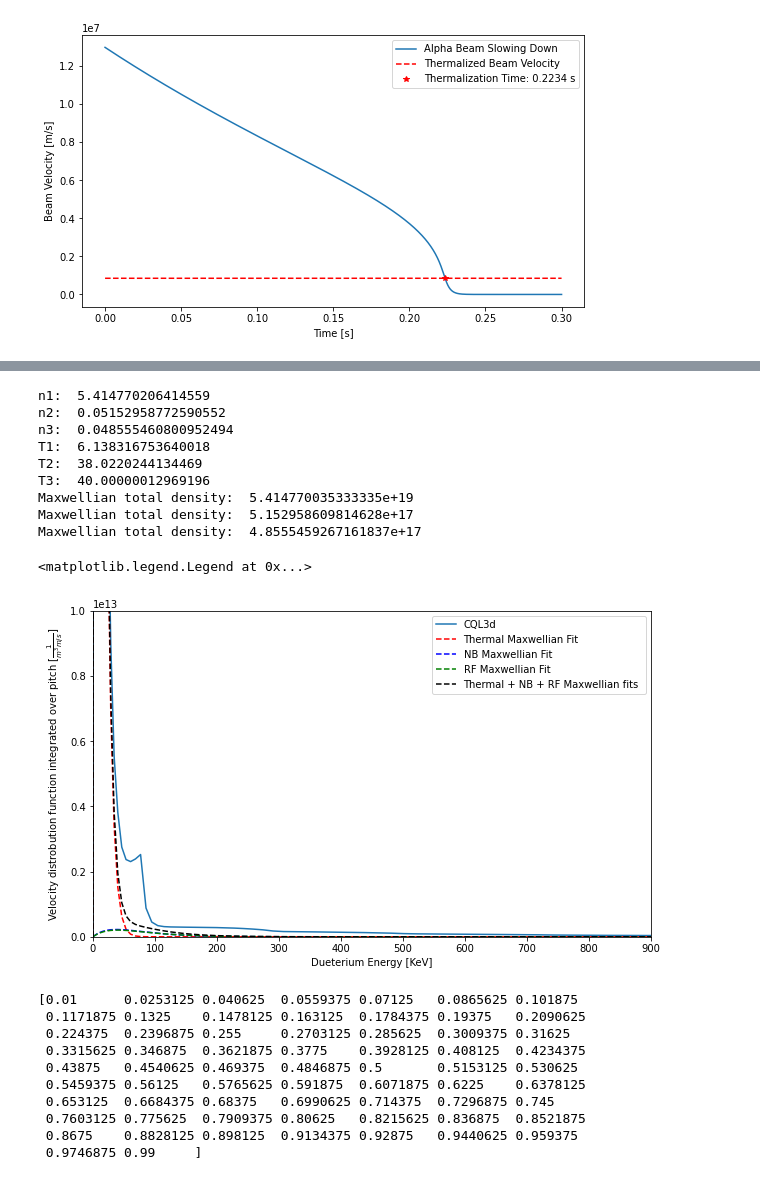
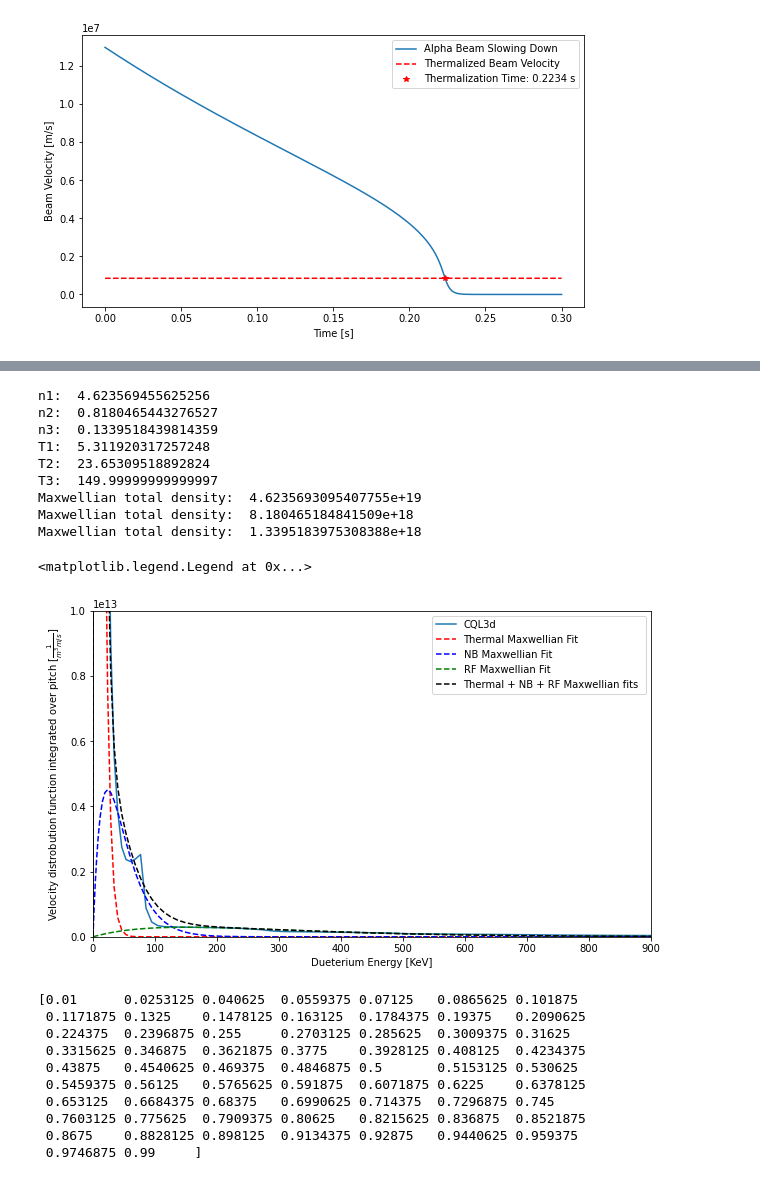
Before and after one commit to vandelij/genray_cql3d_plots, a Jupyter notebook: shots/147634/scan_beam_and_RF/beam_5_RF_testing/make_distrobution.ipynb, the cells around one changed output, grey strips where cells are left out. Cells and saved outputs as stored; diff of their text form; code cells hidden in the pictures.

```diff
--- a/shots/147634/scan_beam_and_RF/beam_5_RF_testing/make_distrobution.ipynb
+++ b/shots/147634/scan_beam_and_RF/beam_5_RF_testing/make_distrobution.ipynb
@@ -523,8 +509,8 @@ def maxwellian_fit2(enerkev, n1, T1, T2, T3):
     # print('t_slow_NB: ', t_slow_NB)
     # print('t_slow_RF: ', t_slow_RF)
 
-    n2 = (2/3)*P_NB*t_slow_NB/T2
-    n3 = (2/3)*P_RF*t_slow_RF/T3
+    n2 = 10*(2/3)*P_NB*t_slow_NB/T2  #TODO: remove x10
+    n3 = 10*(2/3)*P_RF*t_slow_RF/T3
 
     n1 = n1*1e19  # m^-3
 
@@ -600,8 +586,8 @@ def fit_three_guassians_to_cql2(enerkev, cql_nc, rhoindex, bounds):
 
     t_slow_NB = get_beam_slowing_down_time(v2, T, n, Zb=1, mb=M, mi=M)
     t_slow_RF = get_beam_slowing_down_time(v3, T, n, Zb=1, mb=M, mi=M)
-    n2 = (2/3)*P_NB*t_slow_NB/T2
-    n3 = (2/3)*P_RF*t_slow_RF/T3
+    n2 = 10*(2/3)*P_NB*t_slow_NB/T2
+    n3 = 10*(2/3)*P_RF*t_slow_RF/T3
 
     return integrated_over_pitch, n1, T1, n2, T2, n3, T3
 #--------------------------------------------------
@@ -617,11 +603,11 @@ n1U = n
 T1L = 0.8*T
 T1U = 1.2*T
 
-T2L = T #1.5*T
+T2L = 4*T #1.5*T
 T2U = 40
 
-T3L = 40
-T3U = 500
+T3L = 20
+T3U = 150
 
 
 bounds2 = ([n1L, T1L, T2L, T3L],[n1U, T1U, T2U, T3U])
@@ -646,43 +632,43 @@ n_th = sorted_array[1, 0]
 n_NB = sorted_array[1, 1]
 n_RF = sorted_array[1, 2]
 
 # ----------------------------------------------------
 
 plt.figure(figsize=(10,6))
 plt.plot(enerkev, integrated_over_pitch, label='CQL3d')
 
 max_energy_gridTH, max_TH = plot_maxwell_given_n_T_enerkev(n_th*1e19, T_th, enerkev, plotlog=False, color='red', label='Thermal Maxwellian Fit')
 max_energy_gridNB, max_NB = plot_maxwell_given_n_T_enerkev(n_NB*1e19, T_NB, enerkev, plotlog=False, color='blue', label='NB Maxwellian Fit')
 max_energy_gridRF, max_RF = plot_maxwell_given_n_T_enerkev(n_RF*1e19, T_RF, enerkev, plotlog=False, color='green', label='RF Maxwellian Fit')
 
 # get_max_fvsqTH = interp1d(max_energy_gridTH, max_TH, kind='cubic')
 # m_TH = get_max_fvsqTH(np.ma.getdata(enerkev))
 
 # get_max_fvsqNB = interp1d(max_energy_gridNB, max_NB, kind='cubic')
 # m_NB = get_max_fvsqNB(np.ma.getdata(enerkev))
 
 # get_max_fvsqRF = interp1d(max_energy_gridRF, max_RF, kind='cubic')
 # m_RF = get_max_fvsqRF(np.ma.getdata(enerkev))
 
 
 plt.plot(enerkev,  max_TH + max_NB + max_RF, '--', label='Thermal + NB + RF Maxwellian fits ', color='black')
 plt.xlabel('Dueterium Energy [KeV]')
 plt.ylabel(r'Velocity distrobution function integrated over pitch [$\frac{1}{m^3 m/s}$]')
 plt.xlim(0, 900)
 plt.ylim(0, (1e13))
 plt.legend()
 # %% [output]
-n1:  5.414770206414559
-n2:  0.05152958772590552
-n3:  0.048555460800952494
-T1:  6.138316753640018
-T2:  38.0220244134469
-T3:  40.00000012969196
-Maxwellian total density:  5.414770035333335e+19
-Maxwellian total density:  5.152958609814628e+17
-Maxwellian total density:  4.8555459267161837e+17
+n1:  4.623569455625256
+n2:  0.8180465443276527
+n3:  0.1339518439814359
+T1:  5.311920317257248
+T2:  23.65309518892824
+T3:  149.99999999999997
+Maxwellian total density:  4.6235693095407755e+19
+Maxwellian total density:  8.180465184841509e+18
+Maxwellian total density:  1.3395183975308388e+18
 <matplotlib.legend.Legend at 0x...>
-[figure, old version]
+[figure, new version]
 # %%
 # Create arrays to hold the thermal, neutral beam, and maxwellian profiles over rho
 
```
Also changed, not shown: parts of 4 cells of this notebook.
